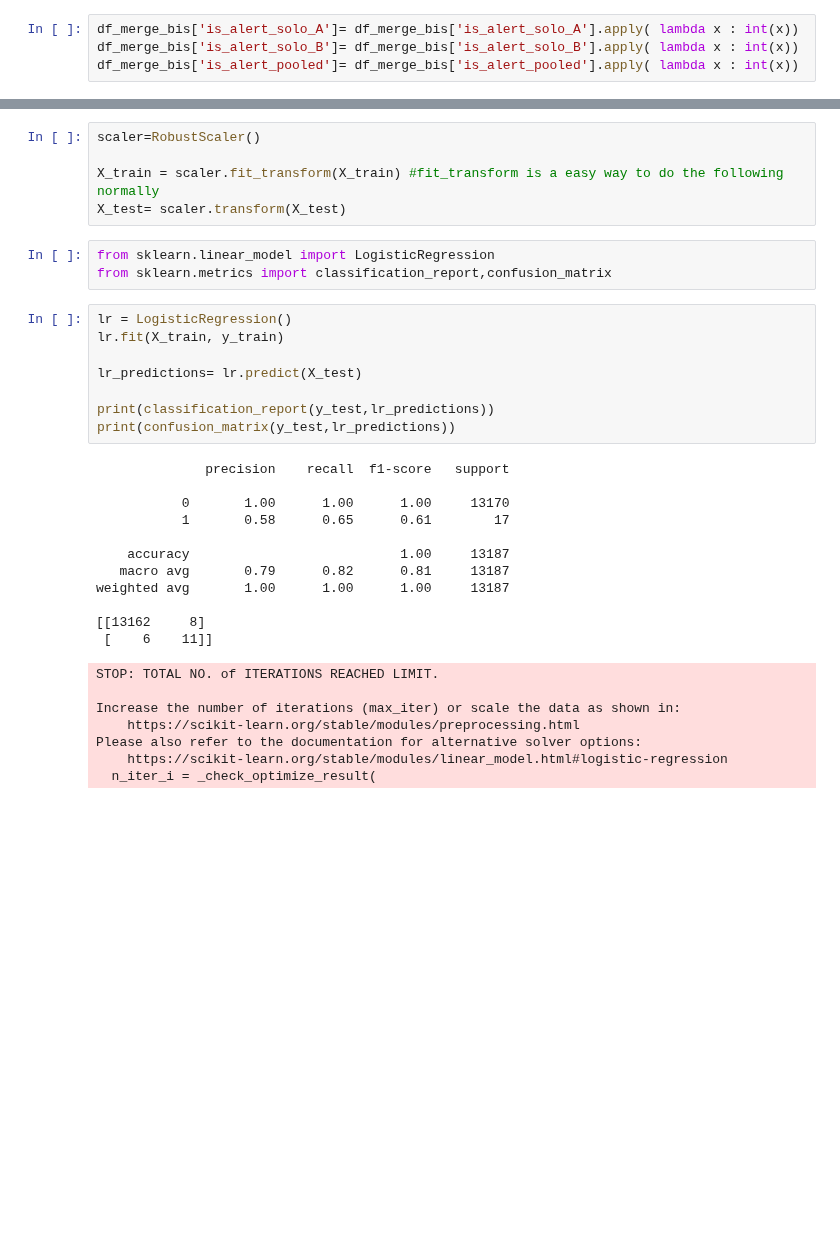
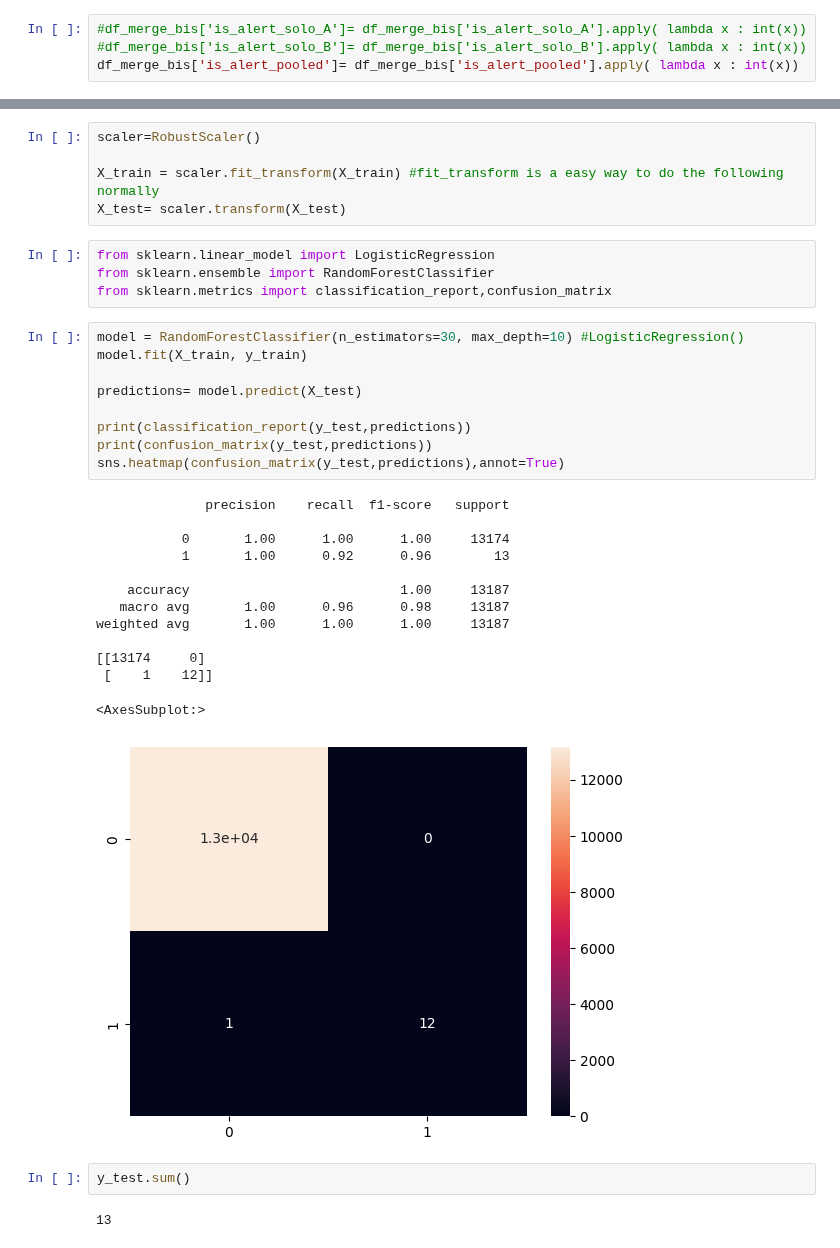
Before and after one commit to CorentinPernot/Statapp, a Jupyter notebook: Notebook/Base_clients_enrichissements.ipynb, the cells around one changed output, grey strips where cells are left out. Cells and saved outputs as stored; diff of their text form; blank space fills up the shorter version.

```diff
--- a/Notebook/Base_clients_enrichissements.ipynb
+++ b/Notebook/Base_clients_enrichissements.ipynb
@@ -469,6 +471,6 @@ df_merge_bis.head(3)
 # %%
-df_merge_bis['is_alert_solo_A']= df_merge_bis['is_alert_solo_A'].apply( lambda x : int(x))
-df_merge_bis['is_alert_solo_B']= df_merge_bis['is_alert_solo_B'].apply( lambda x : int(x))
+#df_merge_bis['is_alert_solo_A']= df_merge_bis['is_alert_solo_A'].apply( lambda x : int(x))
+#df_merge_bis['is_alert_solo_B']= df_merge_bis['is_alert_solo_B'].apply( lambda x : int(x))
 df_merge_bis['is_alert_pooled']= df_merge_bis['is_alert_pooled'].apply( lambda x : int(x))
 # %%
 df_merge_bis.dtypes
@@ -529,31 +533,32 @@ X_train = scaler.fit_transform(X_train) #fit_transform is a easy way to do the f
 X_test= scaler.transform(X_test)
 # %%
 from sklearn.linear_model import LogisticRegression
+from sklearn.ensemble import RandomForestClassifier
 from sklearn.metrics import classification_report,confusion_matrix
 # %%
-lr = LogisticRegression()
-lr.fit(X_train, y_train)
+model = RandomForestClassifier(n_estimators=30, max_depth=10) #LogisticRegression()
+model.fit(X_train, y_train)
 
-lr_predictions= lr.predict(X_test)
+predictions= model.predict(X_test)
 
-print(classification_report(y_test,lr_predictions))
-print(confusion_matrix(y_test,lr_predictions))
+print(classification_report(y_test,predictions))
+print(confusion_matrix(y_test,predictions))
+sns.heatmap(confusion_matrix(y_test,predictions),annot=True)
 # %% [output]
               precision    recall  f1-score   support
 
-           0       1.00      1.00      1.00     13170
-           1       0.58      0.65      0.61        17
+           0       1.00      1.00      1.00     13174
+           1       1.00      0.92      0.96        13
 
     accuracy                           1.00     13187
-   macro avg       0.79      0.82      0.81     13187
+   macro avg       1.00      0.96      0.98     13187
 weighted avg       1.00      1.00      1.00     13187
 
-[[13162     8]
- [    6    11]]
+[[13174     0]
+ [    1    12]]
-STOP: TOTAL NO. of ITERATIONS REACHED LIMIT.
-
-Increase the number of iterations (max_iter) or scale the data as shown in:
-    https://scikit-learn.org/stable/modules/preprocessing.html
-Please also refer to the documentation for alternative solver options:
-    https://scikit-learn.org/stable/modules/linear_model.html#logistic-regression
-  n_iter_i = _check_optimize_result(
+<AxesSubplot:>
+[figure, added]
+# %%
+y_test.sum()
+# %% [output]
+13
```
Also changed, not shown: parts of 14 cells of this notebook.
